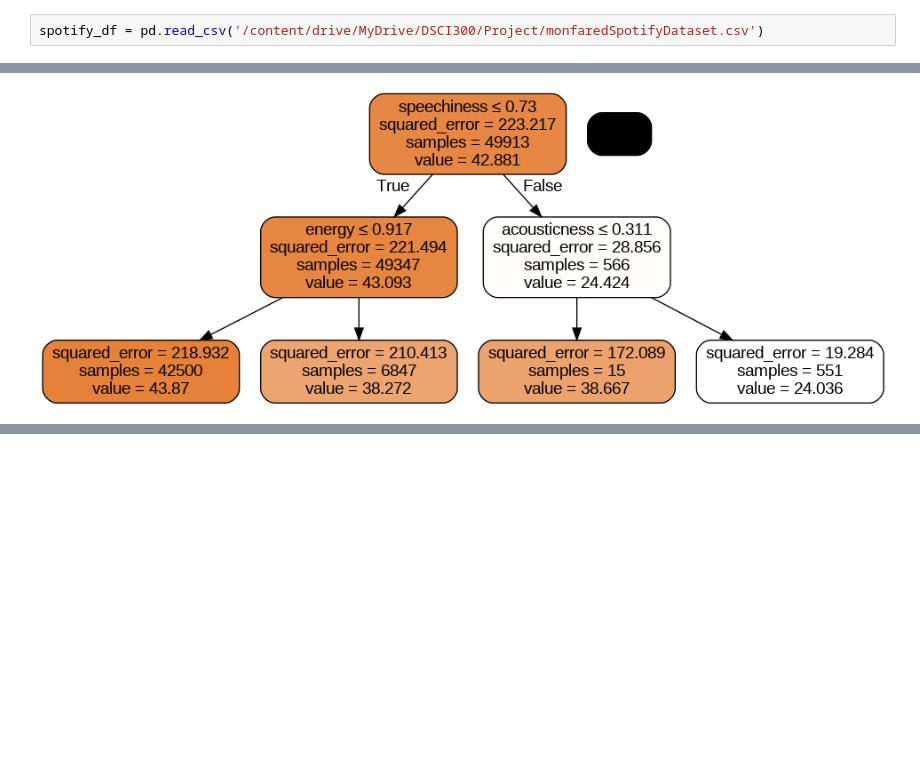
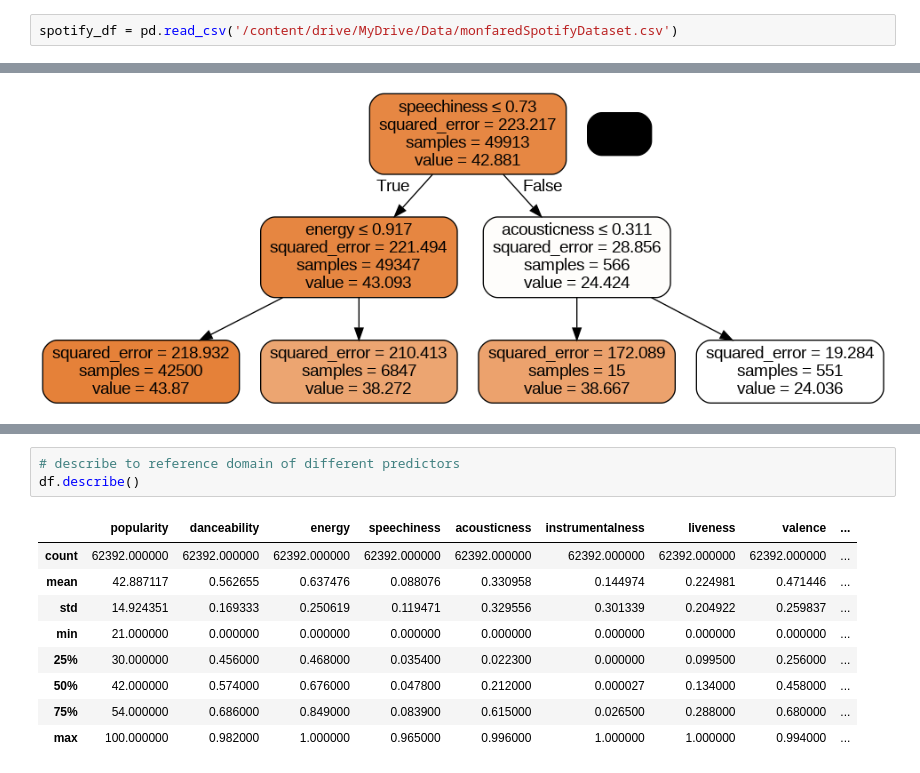
Before and after one commit to matthewsj17/Spotify-Data-Analysis-DSCI300-Project, a Jupyter notebook: DSCI300_SemesterProject.ipynb, the cells around one changed output, grey strips where cells are left out. Drawn from its saved outputs; the diff is of its cells as text; blank space fills up the shorter version.

```diff
--- a/DSCI300_SemesterProject.ipynb
+++ b/DSCI300_SemesterProject.ipynb
@@ -72,7 +70,7 @@ import matplotlib.pyplot as plt
 # %% [markdown]
 ### Importing Dataset
 # %%
-spotify_df = pd.read_csv('/content/drive/MyDrive/DSCI300/Project/monfaredSpotifyDataset.csv')
+spotify_df = pd.read_csv('/content/drive/MyDrive/Data/monfaredSpotifyDataset.csv')
 # %%
 spotify_df.info()
 # %% [output]
@@ -1240,0 +1182,13 @@ plt.show()
+# %%
+# describe to reference domain of different predictors
+df.describe()
+# %% [output]
+|  | popularity | danceability | energy | speechiness | acousticness | instrumentalness | liveness | valence | ... |
+| count | 62392.000000 | 62392.000000 | 62392.000000 | 62392.000000 | 62392.000000 | 62392.000000 | 62392.000000 | 62392.000000 | ... |
+| mean | 42.887117 | 0.562655 | 0.637476 | 0.088076 | 0.330958 | 0.144974 | 0.224981 | 0.471446 | ... |
+| std | 14.924351 | 0.169333 | 0.250619 | 0.119471 | 0.329556 | 0.301339 | 0.204922 | 0.259837 | ... |
+| min | 21.000000 | 0.000000 | 0.000000 | 0.000000 | 0.000000 | 0.000000 | 0.000000 | 0.000000 | ... |
+| 25% | 30.000000 | 0.456000 | 0.468000 | 0.035400 | 0.022300 | 0.000000 | 0.099500 | 0.256000 | ... |
+| 50% | 42.000000 | 0.574000 | 0.676000 | 0.047800 | 0.212000 | 0.000027 | 0.134000 | 0.458000 | ... |
+| 75% | 54.000000 | 0.686000 | 0.849000 | 0.083900 | 0.615000 | 0.026500 | 0.288000 | 0.680000 | ... |
+| max | 100.000000 | 0.982000 | 1.000000 | 0.965000 | 0.996000 | 1.000000 | 1.000000 | 0.994000 | ... |
```
Also changed, not shown: parts of 34 cells of this notebook.
